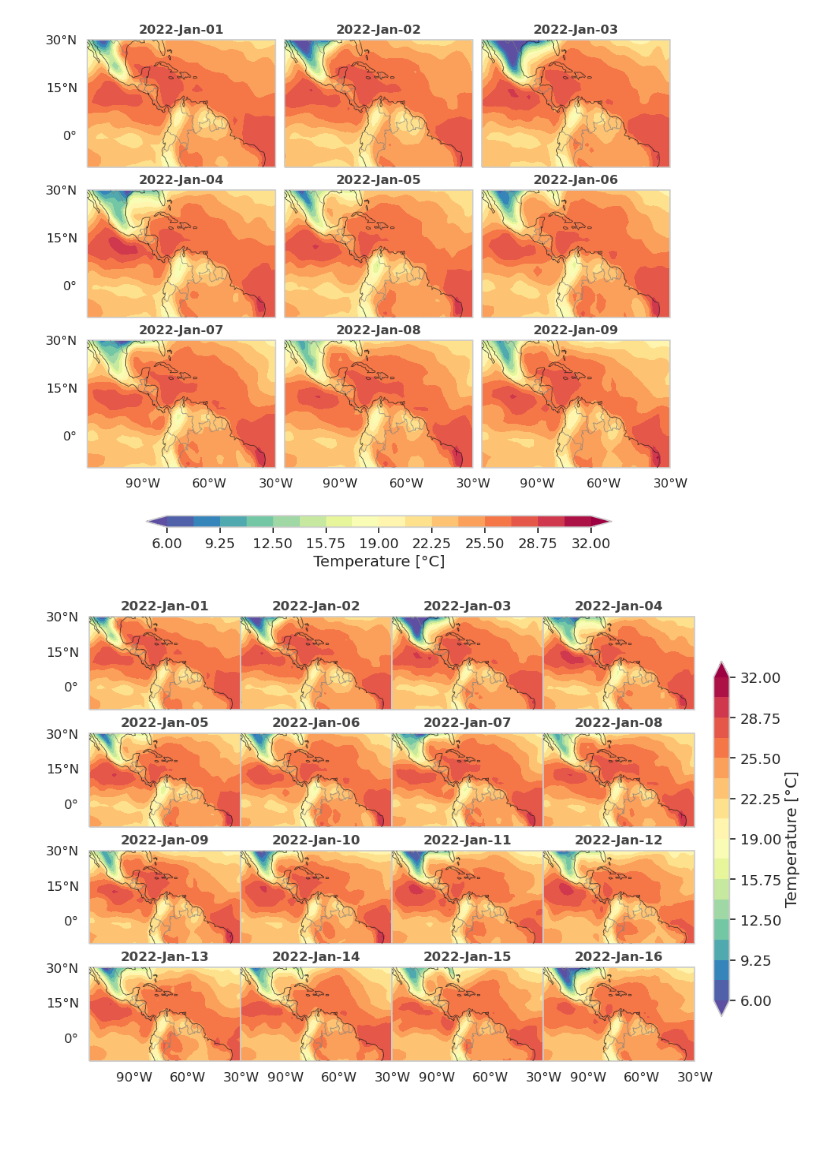
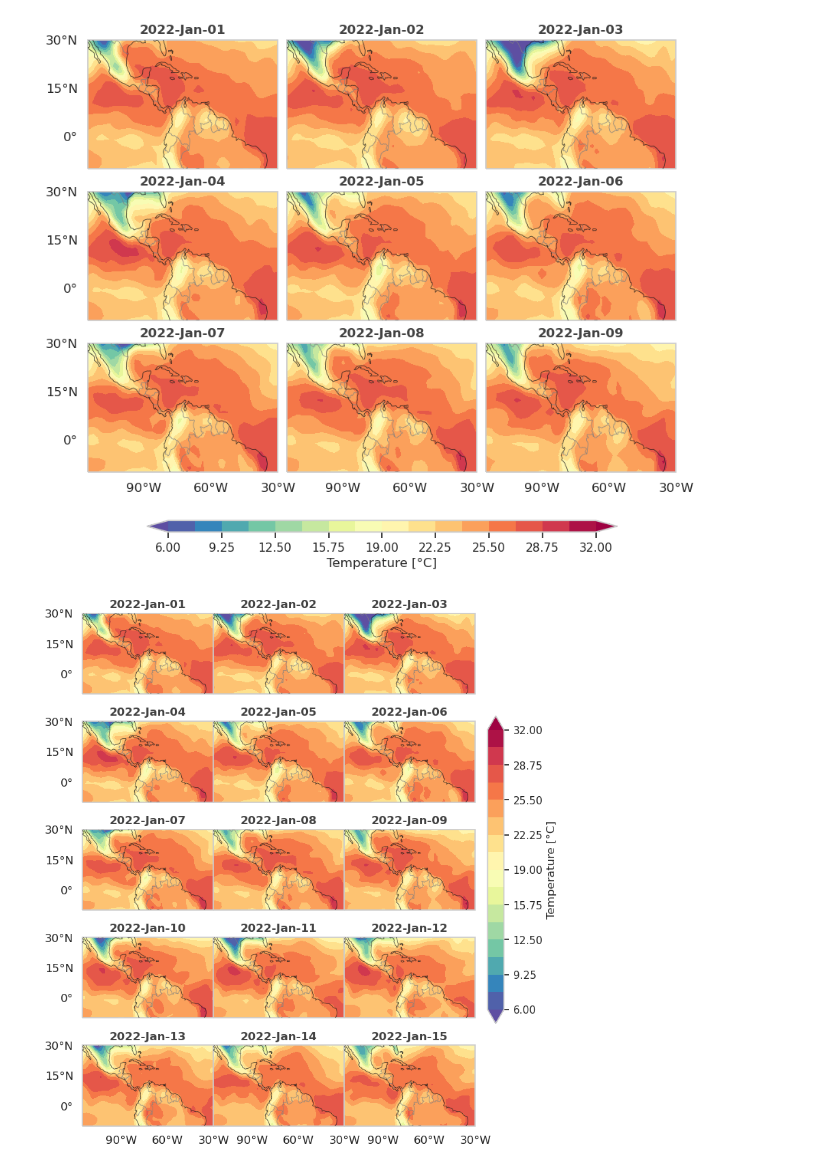
Before and after one commit to jdmantillaq/gridded-cartopy-plots, a Jupyter notebook: tutorial.ipynb, the cells around one changed output. Cells and saved outputs as stored; diff of their text form; code cells hidden in the pictures; blank space fills up the shorter version.

Commit message:
New example added, number of columns and rows equal to one

```diff
--- a/tutorial.ipynb
+++ b/tutorial.ipynb
@@ -87,7 +87,7 @@ for fi in range(num_rows):
 
         # Plot the temperature data for the current time slice
         cs = ax.contourf(lon, lat, var_values[idx, :, :], levels,
-                            cmap=cmap, extend='both')
+                            cmap=cmap, extend='both', transform=proj)
 
         # Add a title to each subplot
         ax.set_title(f"{time[idx].strftime('%Y-%b-%d')}",
@@ -111,7 +111,7 @@ fig.savefig(f'figures/example_1.png', dpi=150,
             bbox_inches='tight', transparent=False,
             facecolor='white')
 # %% [output]
-[figure, old version]
+[figure, new version]
 # %%
 # Define the map projection (PlateCarree) and set the image extent
 proj = ccrs.PlateCarree(central_longitude=0)
@@ -119,12 +119,11 @@ img_extent = (-115, -30, -10, 30)
 
 
 # Create a figure with a specified size
-fig = plt.figure(figsize=(8, 6))
+fig = plt.figure(figsize=(6, 8))
 
 # Define the grid size (number of rows and columns)
-num_rows = 4
-num_columns = 4
-
+num_rows = 5
+num_columns = 3
 # Define properties for the grid
 horiz_spacing = 0.0
 vert_spacing = 0.05
@@ -160,37 +159,37 @@ for fi in range(num_rows):
         if ci > 0:
             ax.set_yticklabels([])
 
         # Remove x-axis labels for subplots that are not in the last row
         if fi < (num_rows - 1):
             ax.set_xticklabels([])
 
         # Plot the temperature data for the current time slice
         cs = ax.contourf(lon, lat, var_values[idx, :, :], levels,
-                            cmap=cmap, extend='both')
+                            cmap=cmap, extend='both', transform=proj)
 
         # Add a title to each subplot
         ax.set_title(f"{time[idx].strftime('%Y-%b-%d')}",
                         fontdict=font_prop_title)
 
         # Increment the index to move to the next time slice
         idx += 1
 
 # Define the orientation and label of the colorbar
 orientation = 'vertical'
 label = 'Temperature [°C]'
 
 # Add a horizontal colorbar to the figure
 cgp.add_colorbar(fig=fig, cs=cs, label=label,
                 orientation=orientation,
                 grid_prop=grid_prop,
-                cbar_factor=0.8,
-                cbar_width=0.025)
+                cbar_factor=0.6,
+                cbar_width=0.04)
 
 fig.savefig(f'figures/example_2.png', dpi=150,
             bbox_inches='tight', transparent=False,
             facecolor='white')
 # %% [output]
-[figure, old version]
+[figure, new version]
 # %%
 # Define the map projection (PlateCarree) and set the image extent
 proj = ccrs.PlateCarree(central_longitude=0)
```
Also changed, not shown: parts of 2 cells of this notebook, 6 other files.
